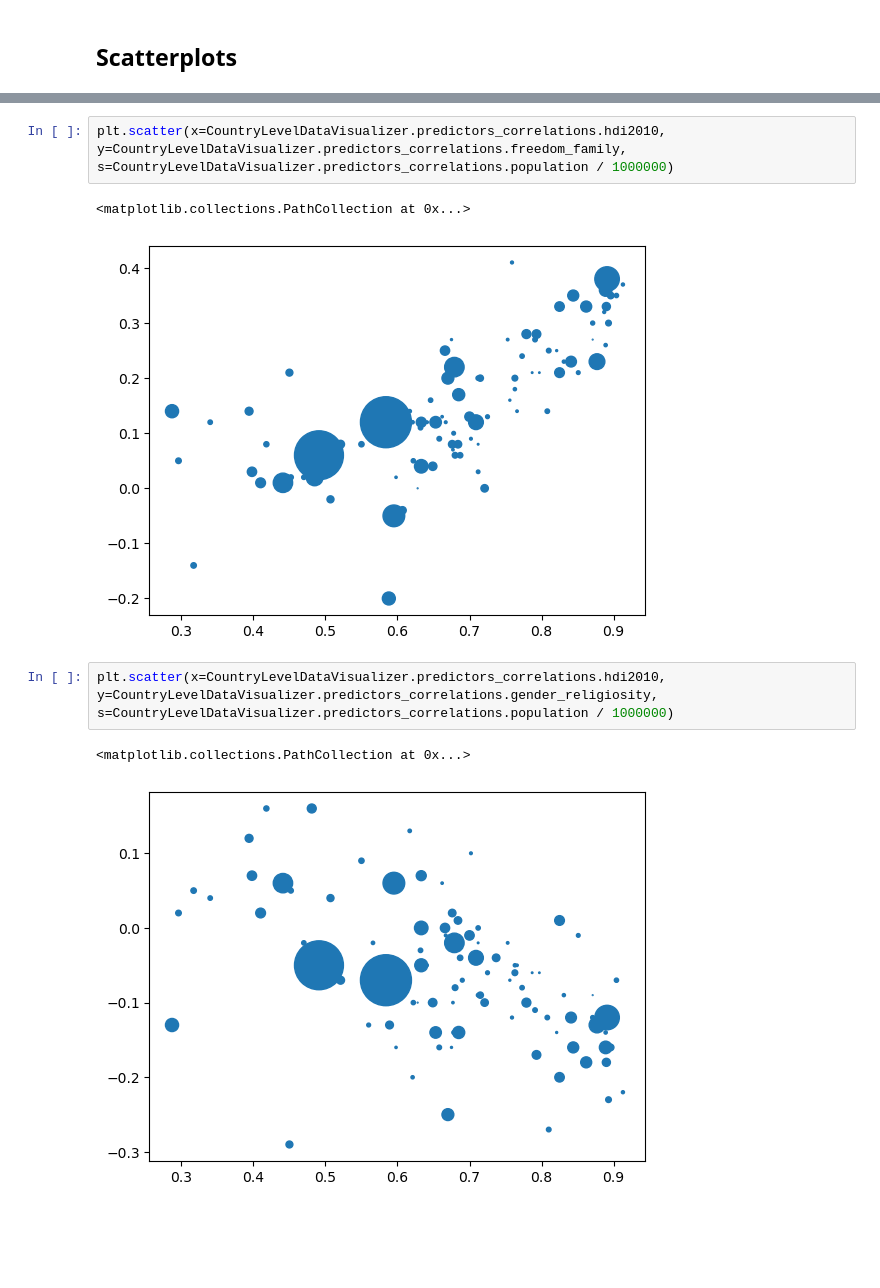
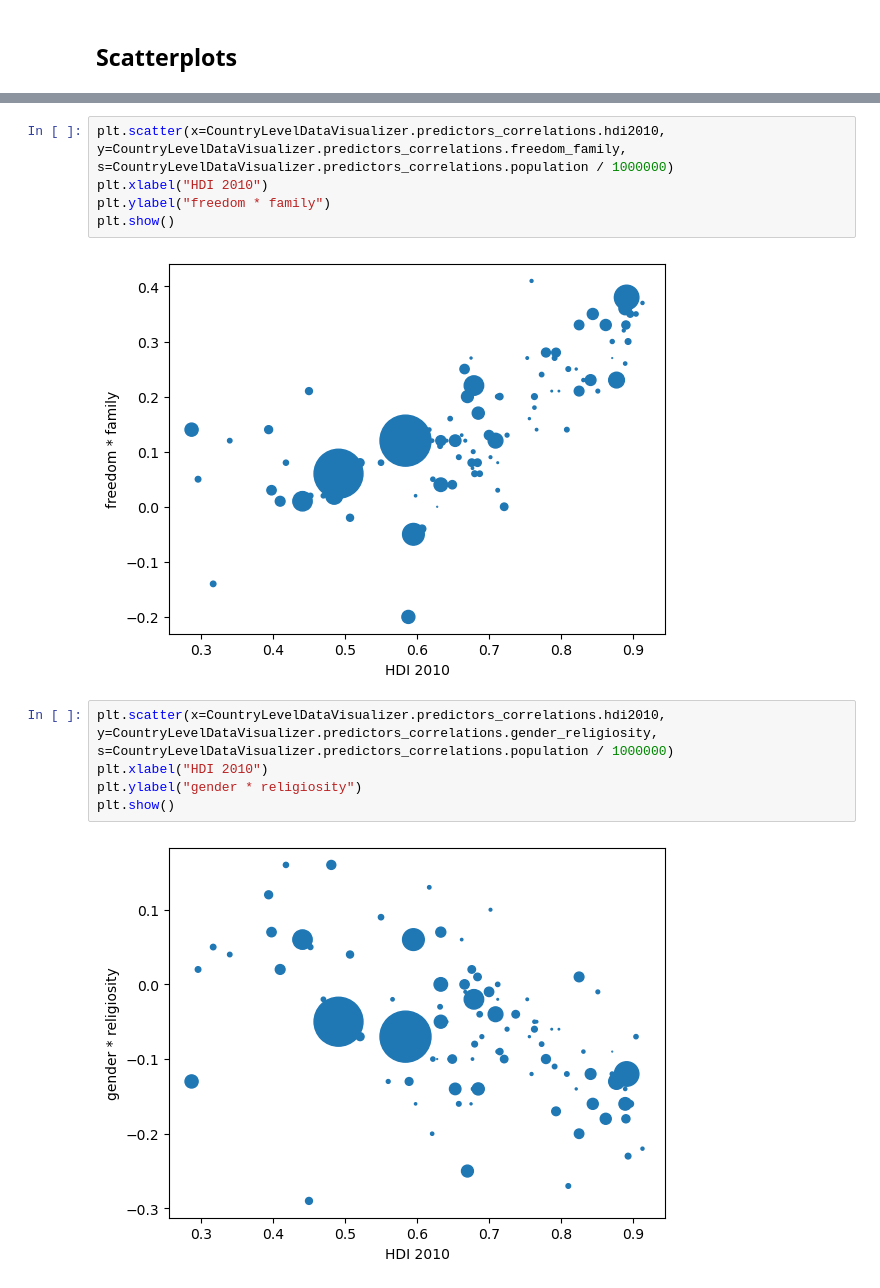
Before and after one commit to hi99-john/political_spectrum_comparative_perspective, a Jupyter notebook: country_level_data_visualization.ipynb, the cells around one changed output, grey strips where cells are left out. Saved outputs shown, nothing was run; the diff lists cells and outputs as text; blank space fills up the shorter version.

Commit message:
scatterplots

```diff
--- a/country_level_data_visualization.ipynb
+++ b/country_level_data_visualization.ipynb
@@ -116,10 +123,14 @@ plt.scatter(x=CountryLevelDataVisualizer.predictors_correlations.hdi2010, y=Coun
 # %%
 plt.scatter(x=CountryLevelDataVisualizer.predictors_correlations.hdi2010, y=CountryLevelDataVisualizer.predictors_correlations.freedom_family, s=CountryLevelDataVisualizer.predictors_correlations.population / 1000000)
+plt.xlabel("HDI 2010")
+plt.ylabel("freedom * family")
+plt.show()
 # %% [output]
-<matplotlib.collections.PathCollection at 0x...>
-[figure, old version]
+[figure, new version]
 # %%
 plt.scatter(x=CountryLevelDataVisualizer.predictors_correlations.hdi2010, y=CountryLevelDataVisualizer.predictors_correlations.gender_religiosity, s=CountryLevelDataVisualizer.predictors_correlations.population / 1000000)
+plt.xlabel("HDI 2010")
+plt.ylabel("gender * religiosity")
+plt.show()
 # %% [output]
-<matplotlib.collections.PathCollection at 0x...>
-[figure, old version]
+[figure, new version]
```
Also changed, not shown: parts of 3 cells of this notebook.
